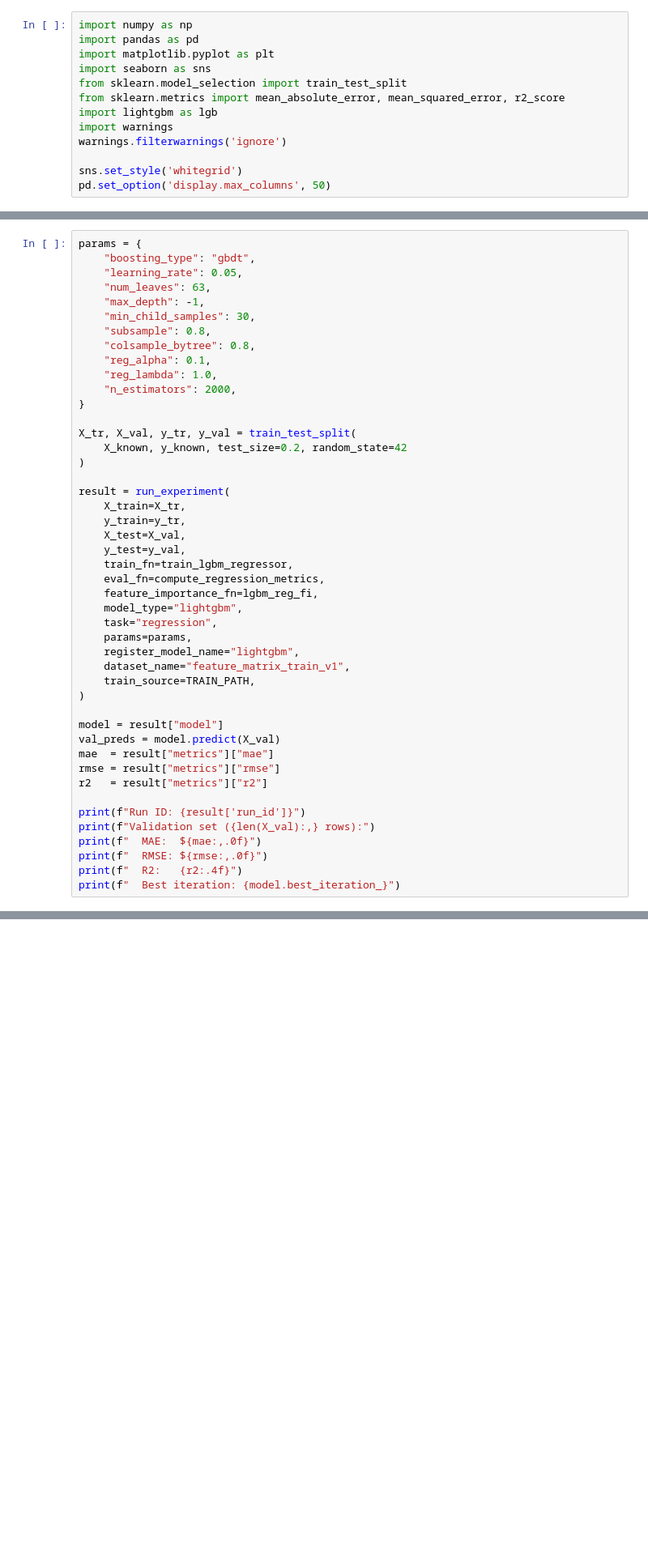
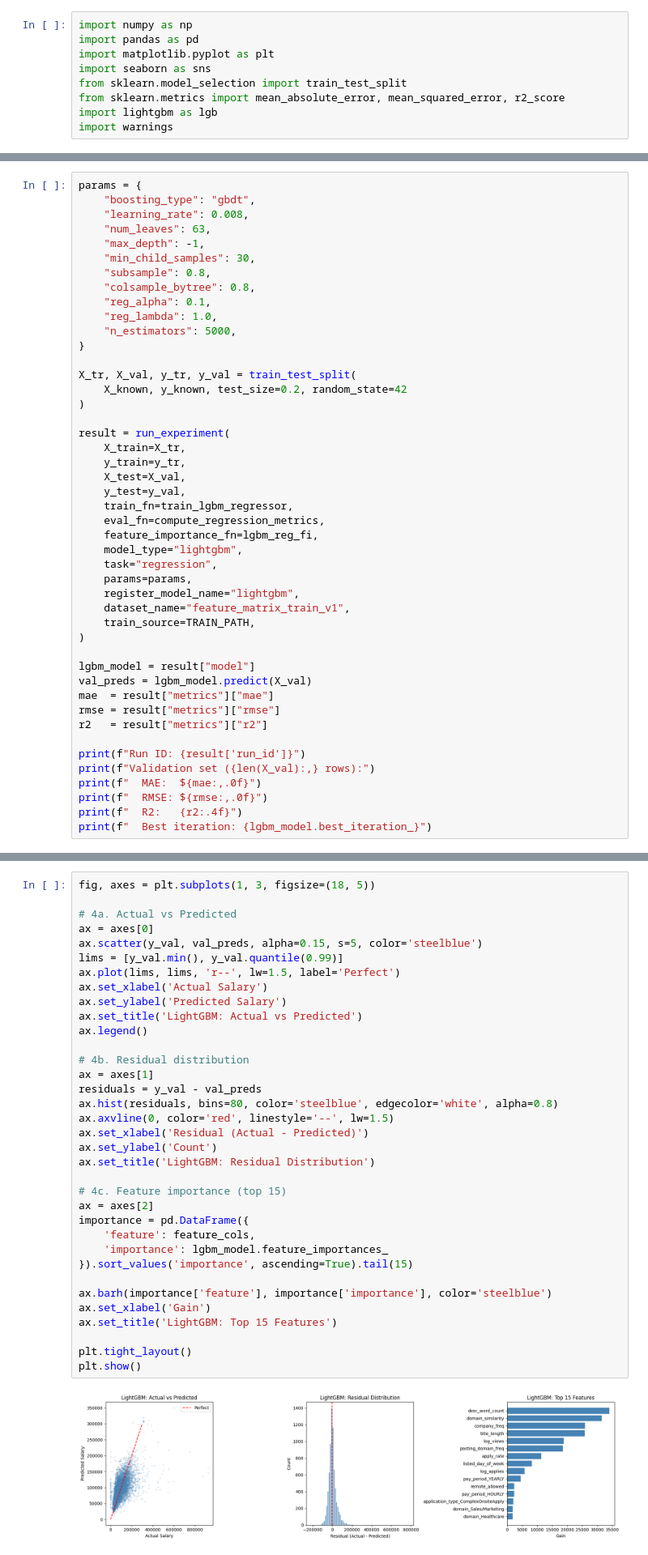
Before and after one commit to ognjenvujovic04/job-intelligence, a Jupyter notebook: notebooks/2.1-ov-salary-regression.ipynb, the cells around one changed output, grey strips where cells are left out. Shown at 81% size. Saved outputs shown, nothing was run; the diff lists cells and outputs as text; blank space fills up the shorter version.

```diff
--- a/notebooks/2.1-ov-salary-regression.ipynb
+++ b/notebooks/2.1-ov-salary-regression.ipynb
@@ -12,7 +12,3 @@ from sklearn.model_selection import train_test_split
 from sklearn.metrics import mean_absolute_error, mean_squared_error, r2_score
 import lightgbm as lgb
 import warnings
-warnings.filterwarnings('ignore')
-
-sns.set_style('whitegrid')
-pd.set_option('display.max_columns', 50)
@@ -102,7 +111,7 @@ configure_mlflow(experiment_name="salary-regression")
 # %%
 params = {
     "boosting_type": "gbdt",
-    "learning_rate": 0.05,
+    "learning_rate": 0.008,
     "num_leaves": 63,
     "max_depth": -1,
     "min_child_samples": 30,
@@ -110,7 +119,7 @@ params = {
     "colsample_bytree": 0.8,
     "reg_alpha": 0.1,
     "reg_lambda": 1.0,
-    "n_estimators": 2000,
+    "n_estimators": 5000,
 }
 
 X_tr, X_val, y_tr, y_val = train_test_split(
@@ -133,8 +142,8 @@ result = run_experiment(
     train_source=TRAIN_PATH,
 )
 
-model = result["model"]
-val_preds = model.predict(X_val)
+lgbm_model = result["model"]
+val_preds = lgbm_model.predict(X_val)
 mae  = result["metrics"]["mae"]
 rmse = result["metrics"]["rmse"]
 r2   = result["metrics"]["r2"]
@@ -144,6 +153,6 @@ print(f"Validation set ({len(X_val):,} rows):")
 print(f"  MAE:  ${mae:,.0f}")
 print(f"  RMSE: ${rmse:,.0f}")
 print(f"  R2:   {r2:.4f}")
-print(f"  Best iteration: {model.best_iteration_}")
+print(f"  Best iteration: {lgbm_model.best_iteration_}")
 # %% [output]
 Training until validation scores don't improve for 100 rounds
@@ -170 +184,38 @@ Created version '1' of model 'lightgbm'.
+# %%
+fig, axes = plt.subplots(1, 3, figsize=(18, 5))
+
+# 4a. Actual vs Predicted
+ax = axes[0]
+ax.scatter(y_val, val_preds, alpha=0.15, s=5, color='steelblue')
+lims = [y_val.min(), y_val.quantile(0.99)]
+ax.plot(lims, lims, 'r--', lw=1.5, label='Perfect')
+ax.set_xlabel('Actual Salary')
+ax.set_ylabel('Predicted Salary')
+ax.set_title('LightGBM: Actual vs Predicted')
+ax.legend()
+
+# 4b. Residual distribution
+ax = axes[1]
+residuals = y_val - val_preds
+ax.hist(residuals, bins=80, color='steelblue', edgecolor='white', alpha=0.8)
+ax.axvline(0, color='red', linestyle='--', lw=1.5)
+ax.set_xlabel('Residual (Actual - Predicted)')
+ax.set_ylabel('Count')
+ax.set_title('LightGBM: Residual Distribution')
+
+# 4c. Feature importance (top 15)
+ax = axes[2]
+importance = pd.DataFrame({
+    'feature': feature_cols,
+    'importance': lgbm_model.feature_importances_
+}).sort_values('importance', ascending=True).tail(15)
+
+ax.barh(importance['feature'], importance['importance'], color='steelblue')
+ax.set_xlabel('Gain')
+ax.set_title('LightGBM: Top 15 Features')
+
+plt.tight_layout()
+plt.show()
+# %% [output]
+[figure, added]
 # %% [markdown]
```
Also changed, not shown: parts of 17 cells of this notebook, 3 other files.
